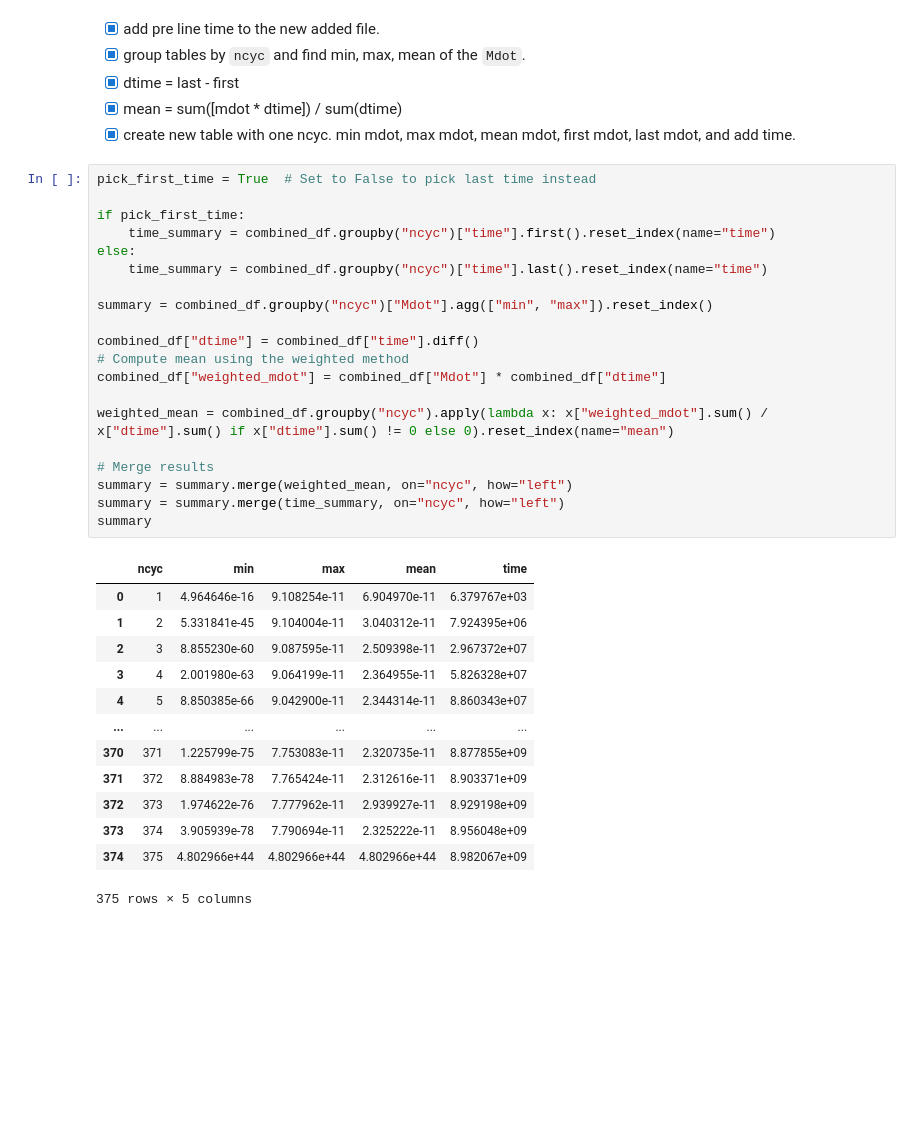
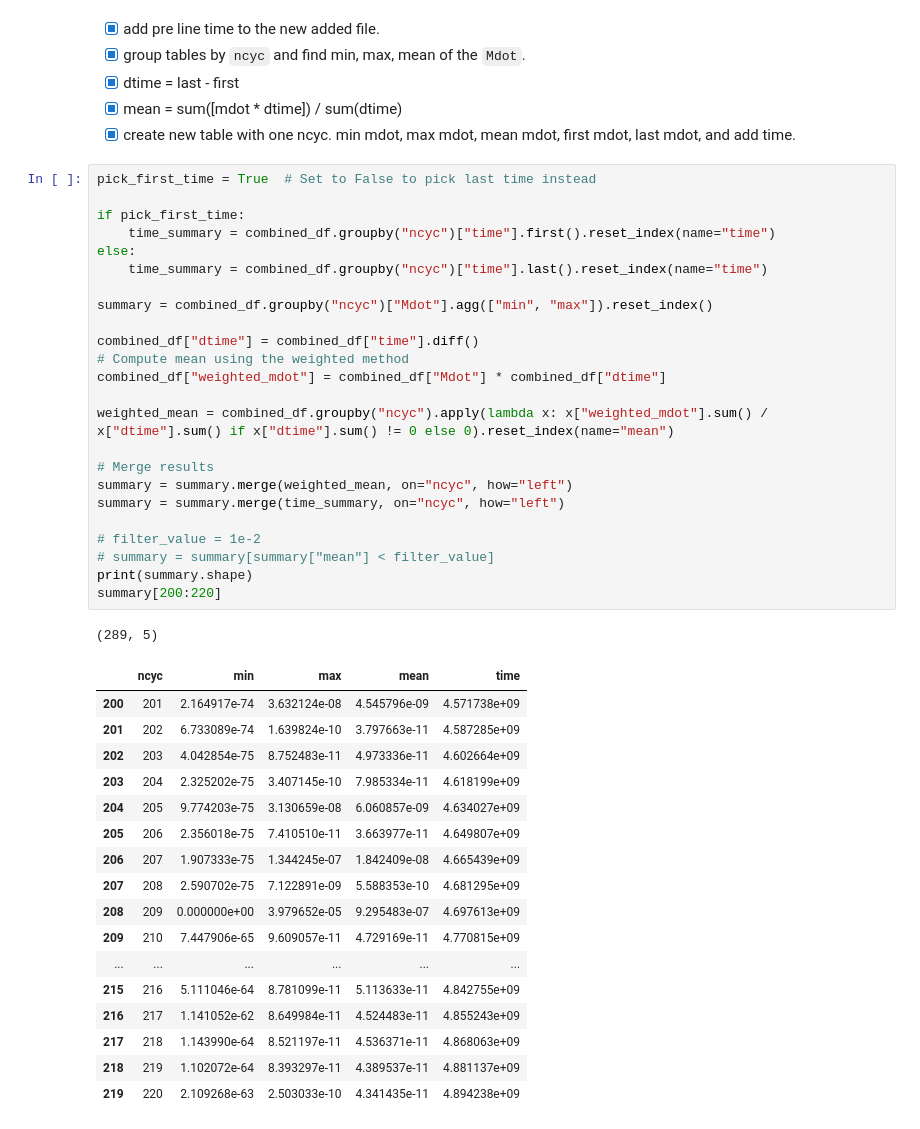
Before and after one commit to jenya1996/Final-project, a Jupyter notebook: final_project.ipynb, the cells around one changed output. Drawn from its saved outputs; the diff is of its cells as text; blank space fills up the shorter version.

```diff
--- a/final_project.ipynb
+++ b/final_project.ipynb
@@ -172,34 +176,43 @@ See the caveats in the documentation: https://pandas.pydata.org/pandas-docs/stab
 # %%
 pick_first_time = True  # Set to False to pick last time instead
 
 if pick_first_time:
     time_summary = combined_df.groupby("ncyc")["time"].first().reset_index(name="time")
 else:
     time_summary = combined_df.groupby("ncyc")["time"].last().reset_index(name="time")
 
 summary = combined_df.groupby("ncyc")["Mdot"].agg(["min", "max"]).reset_index()
 
 combined_df["dtime"] = combined_df["time"].diff()
 # Compute mean using the weighted method
 combined_df["weighted_mdot"] = combined_df["Mdot"] * combined_df["dtime"]
 
 weighted_mean = combined_df.groupby("ncyc").apply(lambda x: x["weighted_mdot"].sum() / x["dtime"].sum() if x["dtime"].sum() != 0 else 0).reset_index(name="mean")
 
 # Merge results
 summary = summary.merge(weighted_mean, on="ncyc", how="left")
 summary = summary.merge(time_summary, on="ncyc", how="left")
-summary
+
+# filter_value = 1e-2
+# summary = summary[summary["mean"] < filter_value]
+print(summary.shape)
+summary[200:220]
 # %% [output]
+(289, 5)
 |  | ncyc | min | max | mean | time |
-| 0 | 1 | 4.964646e-16 | 9.108254e-11 | 6.904970e-11 | 6.379767e+03 |
-| 1 | 2 | 5.331841e-45 | 9.104004e-11 | 3.040312e-11 | 7.924395e+06 |
-| 2 | 3 | 8.855230e-60 | 9.087595e-11 | 2.509398e-11 | 2.967372e+07 |
-| 3 | 4 | 2.001980e-63 | 9.064199e-11 | 2.364955e-11 | 5.826328e+07 |
-| 4 | 5 | 8.850385e-66 | 9.042900e-11 | 2.344314e-11 | 8.860343e+07 |
+| 200 | 201 | 2.164917e-74 | 3.632124e-08 | 4.545796e-09 | 4.571738e+09 |
+| 201 | 202 | 6.733089e-74 | 1.639824e-10 | 3.797663e-11 | 4.587285e+09 |
+| 202 | 203 | 4.042854e-75 | 8.752483e-11 | 4.973336e-11 | 4.602664e+09 |
+| 203 | 204 | 2.325202e-75 | 3.407145e-10 | 7.985334e-11 | 4.618199e+09 |
+| 204 | 205 | 9.774203e-75 | 3.130659e-08 | 6.060857e-09 | 4.634027e+09 |
+| 205 | 206 | 2.356018e-75 | 7.410510e-11 | 3.663977e-11 | 4.649807e+09 |
+| 206 | 207 | 1.907333e-75 | 1.344245e-07 | 1.842409e-08 | 4.665439e+09 |
+| 207 | 208 | 2.590702e-75 | 7.122891e-09 | 5.588353e-10 | 4.681295e+09 |
+| 208 | 209 | 0.000000e+00 | 3.979652e-05 | 9.295483e-07 | 4.697613e+09 |
+| 209 | 210 | 7.447906e-65 | 9.609057e-11 | 4.729169e-11 | 4.770815e+09 |
 | ... | ... | ... | ... | ... | ... |
-| 370 | 371 | 1.225799e-75 | 7.753083e-11 | 2.320735e-11 | 8.877855e+09 |
-| 371 | 372 | 8.884983e-78 | 7.765424e-11 | 2.312616e-11 | 8.903371e+09 |
-| 372 | 373 | 1.974622e-76 | 7.777962e-11 | 2.939927e-11 | 8.929198e+09 |
-| 373 | 374 | 3.905939e-78 | 7.790694e-11 | 2.325222e-11 | 8.956048e+09 |
-| 374 | 375 | 4.802966e+44 | 4.802966e+44 | 4.802966e+44 | 8.982067e+09 |
+| 215 | 216 | 5.111046e-64 | 8.781099e-11 | 5.113633e-11 | 4.842755e+09 |
+| 216 | 217 | 1.141052e-62 | 8.649984e-11 | 4.524483e-11 | 4.855243e+09 |
+| 217 | 218 | 1.143990e-64 | 8.521197e-11 | 4.536371e-11 | 4.868063e+09 |
+| 218 | 219 | 1.102072e-64 | 8.393297e-11 | 4.389537e-11 | 4.881137e+09 |
+| 219 | 220 | 2.109268e-63 | 2.503033e-10 | 4.341435e-11 | 4.894238e+09 |
-375 rows × 5 columns
```
Also changed, not shown: parts of 8 cells of this notebook, 1 other file.
